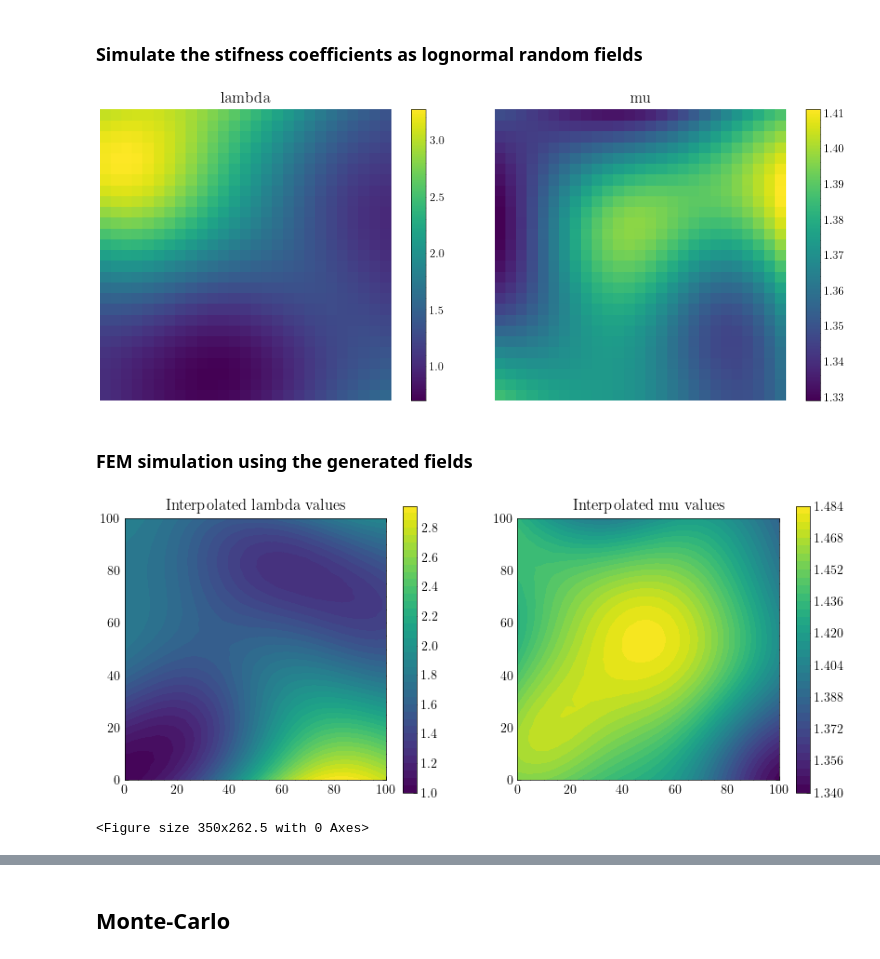
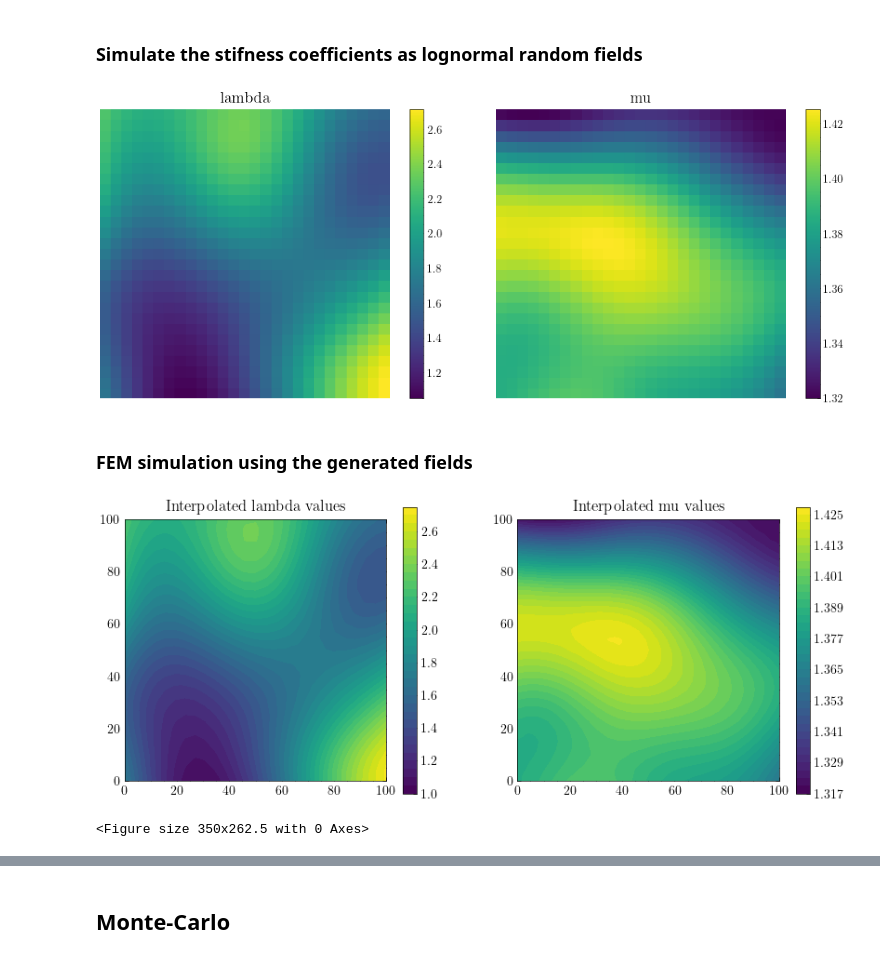
Before and after one commit to bonneted/PINN-PC, a Jupyter notebook: composite plate/one_sample/fem_one_sample.ipynb, the cells around one changed output, grey strips where cells are left out. Cells and saved outputs as stored; diff of their text form; code cells hidden in the pictures.

```diff
--- a/composite plate/one_sample/fem_one_sample.ipynb
+++ b/composite plate/one_sample/fem_one_sample.ipynb
@@ -65,12 +65,24 @@ grid = np.column_stack((X.ravel(), Y.ravel()))
 truncation_order = N**2 # Keep all modes (= number of grid points)
 
 # Spectral decomposition
-eig_values_C11, eig_vectors_C11 = KL_expansion(grid, correlation_function, C11param, truncation_order)
-eig_values_C33, eig_vectors_C33 = KL_expansion(grid, correlation_function, C33param, truncation_order)
+load_KL = True
+if load_KL:
+    eig_values_C11 = np.load("eig_values_C11.npy")
+    eig_vectors_C11 = np.load("eig_vectors_C11.npy")
+    eig_values_C33 = np.load("eig_values_C33.npy")
+    eig_vectors_C33 = np.load("eig_vectors_C33.npy")
+else:
+    eig_values_C11, eig_vectors_C11 = KL_expansion(grid, correlation_function, C11param, truncation_order)
+    eig_values_C33, eig_vectors_C33 = KL_expansion(grid, correlation_function, C33param, truncation_order)
 
-#thresholding at 0 eigenvalues
-eig_values_C11[eig_values_C11<0]=0
-eig_values_C33[eig_values_C33<0]=0
+    #thresholding at 0 eigenvalues
+    eig_values_C11[eig_values_C11<0]=0
+    eig_values_C33[eig_values_C33<0]=0
+
+    np.save("eig_values_C11.npy", eig_values_C11)
+    np.save("eig_vectors_C11.npy", eig_vectors_C11)
+    np.save("eig_values_C33.npy", eig_values_C33)
+    np.save("eig_vectors_C33.npy", eig_vectors_C33)
 
 def C_from_xi(xi, eig_values, eig_vectors, C_param):
     """Compute the Lognormal field from the KL expansion."""
@@ -86,36 +98,47 @@ def pcolor_plot(AX, X, Y, C, title,colormap="viridis",set_axis = 'off',**kwargs)
     ## plot the pcolor plot of the given data C on the given axis AX with the given title and optional colorbar limits cmin and cmax
     if len(kwargs) == 0:
         im = AX.pcolor(X, Y, C, cmap=colormap,shading='auto')
     else:
         cmin = kwargs["cmin"]
         cmax = kwargs["cmax"]
         im = AX.pcolor(X, Y, C, cmap=colormap, vmin=cmin, vmax=cmax,shading='auto')
     AX.set_aspect("equal", "box")
     AX.axis(set_axis)
     AX.set_title(title, fontsize=14)
     return im
 
-U_C11 = np.random.randn(1,N**2)
-U_C33 = np.random.randn(1,N**2)
+n_xi_samples = 1
+
+load_samples = True
+if load_samples:
+    U_C11 = np.load("U_C11.npy")
+    U_C33 = np.load("U_C33.npy")
+else:
+    U_C11 = np.random.randn(n_xi_samples,N**2)
+    U_C33 = np.random.randn(n_xi_samples,N**2)
+
+    # Save random variables
+    np.save("U_C11.npy", U_C11)
+    np.save("U_C33.npy", U_C33)
 
 # Compute random coefficients
 C11 = C_from_xi(U_C11, eig_values_C11, eig_vectors_C11, C11param)
 C33 = C_from_xi(U_C33, eig_values_C33, eig_vectors_C33, C33param)
 
 # compute lambda and mu
 lambda_ = C11 - 2*C33
 mu = C33
 
 # Plot first realization of lambda and mu fields
 fig,ax = plt.subplots(1,2,figsize=(10,4))
 
 imLambda = pcolor_plot(ax[0], X, Y, lambda_[:,:,0], "lambda")
 fig.colorbar(imLambda, ax=ax[0])
 imMu = pcolor_plot(ax[1], X, Y, mu[:,:,0], "mu")
 fig.colorbar(imMu, ax=ax[1])
 plt.tight_layout()
 # %% [output]
-[figure, old version]
+[figure, new version]
 # %% [markdown]
 ### FEM simulation using the generated fields
 # %%
@@ -155,7 +178,7 @@ plt.title('Interpolated mu values')
 plt.show()
 plt.tight_layout()
 # %% [output]
-[figure, old version]
+[figure, new version]
 <Figure size 350x262.5 with 0 Axes>
 # %%
 # Define boundary condition
```
Also changed, not shown: parts of 4 cells of this notebook, 4 other files.
